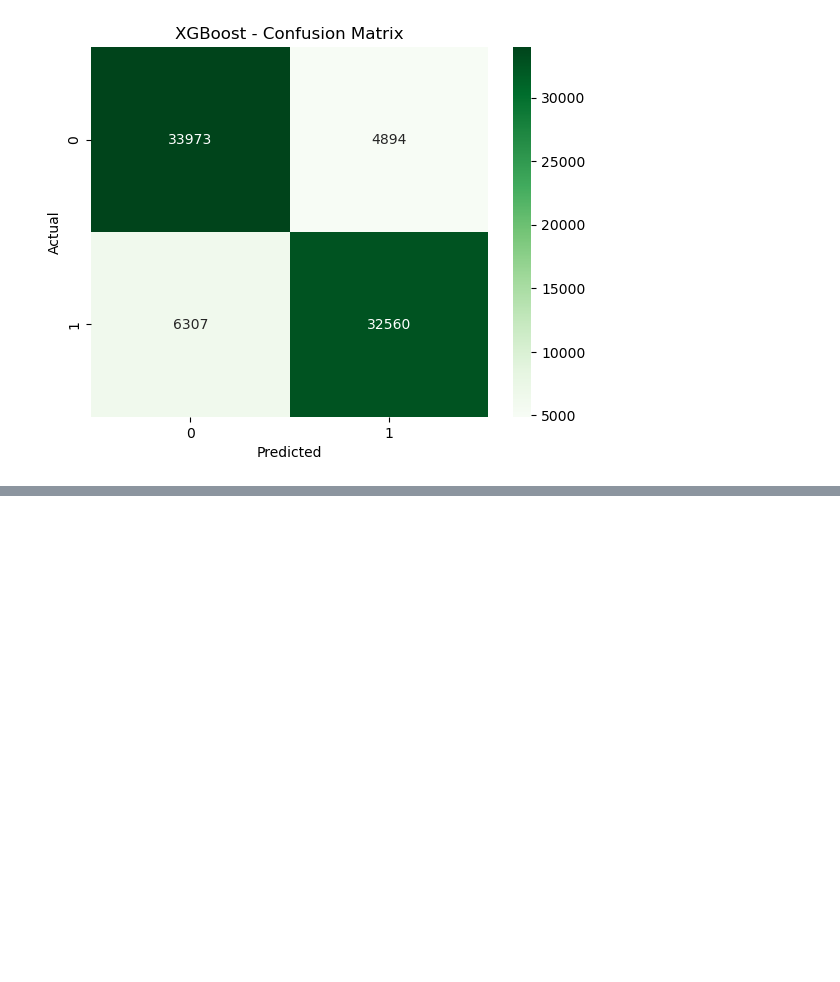
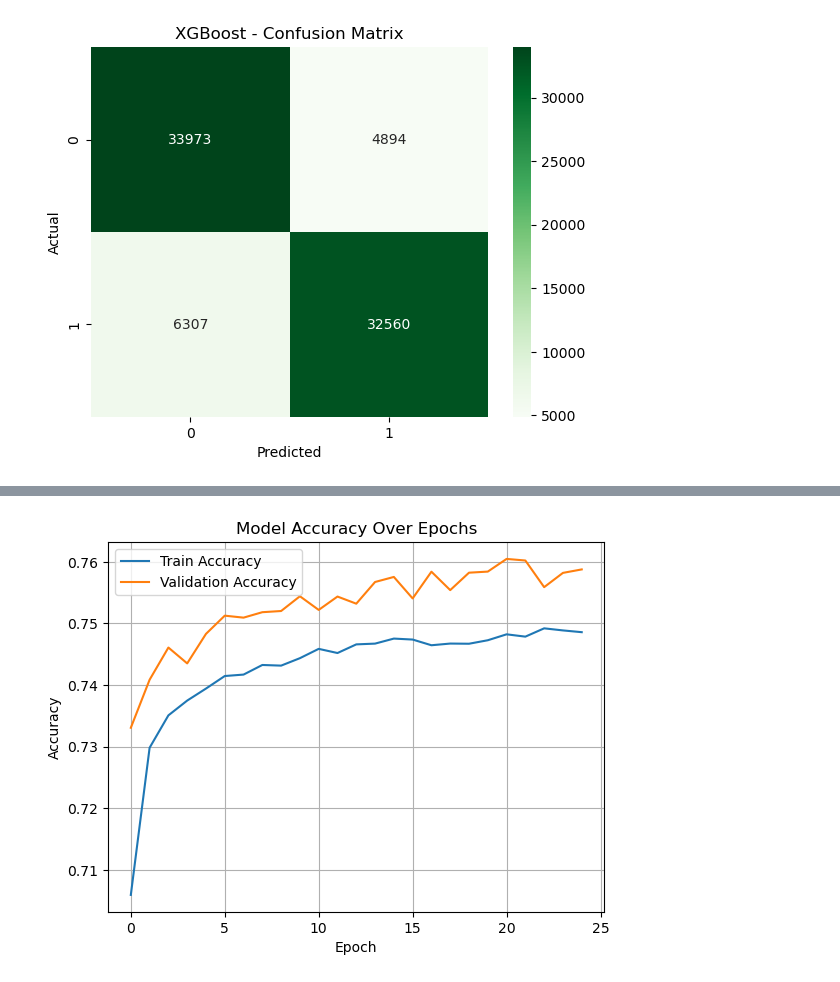
Before and after one commit to najmul19/diabetics_classification_from_daily_activities, a Jupyter notebook: diabatics/diabetics_classification_from_daily_activities.ipynb, the cells around one changed output, grey strips where cells are left out. Saved outputs shown, nothing was run; the diff lists cells and outputs as text; code cells hidden in the pictures; blank space fills up the shorter version.

Commit message:
completed the ANN and model random forest

```diff
--- a/diabatics/diabetics_classification_from_daily_activities.ipynb
+++ b/diabatics/diabetics_classification_from_daily_activities.ipynb
@@ -814,0 +843,14 @@ plt.show()
+# %%
+#ANN architecture Define
+ann_model = Sequential()
+ann_model.add(Dense(64, input_dim=X_train.shape[1], activation='relu'))  # input layer
+ann_model.add(Dropout(0.3))
+ann_model.add(Dense(32, activation='relu'))  # hidden layer
+ann_model.add(Dropout(0.3))
+ann_model.add(Dense(1, activation='sigmoid'))  # output layer
+# %%
+#model compiling
+ann_model.compile(loss='binary_crossentropy', optimizer='adam', metrics=['accuracy'])
+# %%
+#model training
+ann_history = ann_model.fit(X_train, y_train, epochs=25, batch_size=32, validation_split=0.2, verbose=1)
@@ -814,0 +875,12 @@ plt.show()
+# %%
+#Accuracy
+plt.plot(ann_history.history['accuracy'], label='Train Accuracy')
+plt.plot(ann_history.history['val_accuracy'], label='Validation Accuracy')
+plt.title('Model Accuracy Over Epochs')
+plt.ylabel('Accuracy')
+plt.xlabel('Epoch')
+plt.legend()
+plt.grid()
+plt.show()
+# %% [output]
+[figure, added]
```
Also changed, not shown: parts of 11 cells of this notebook.
